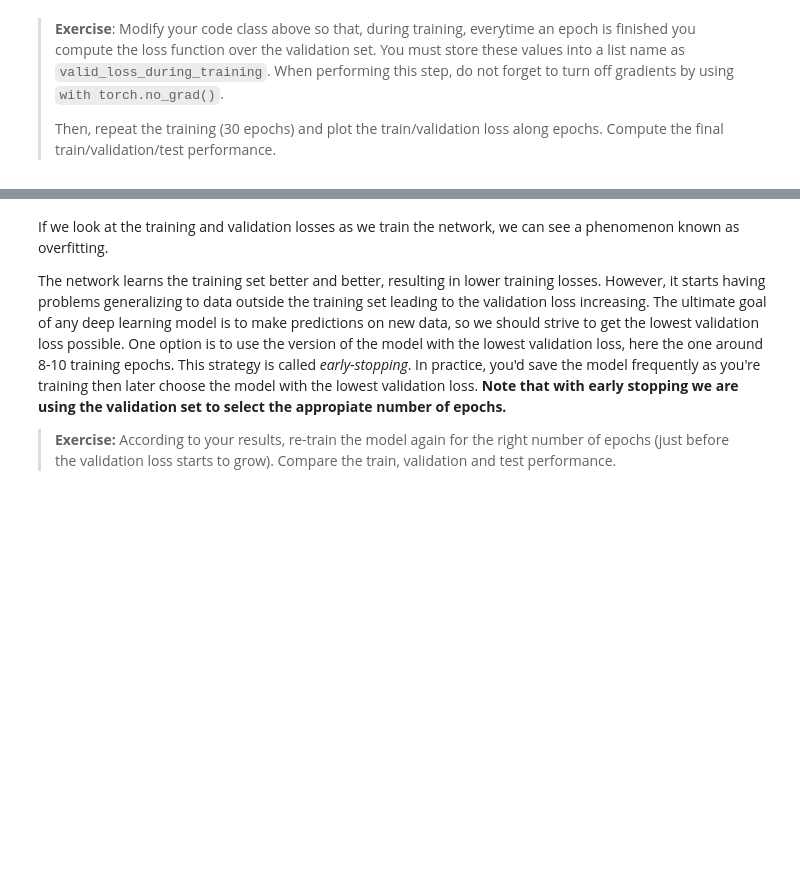
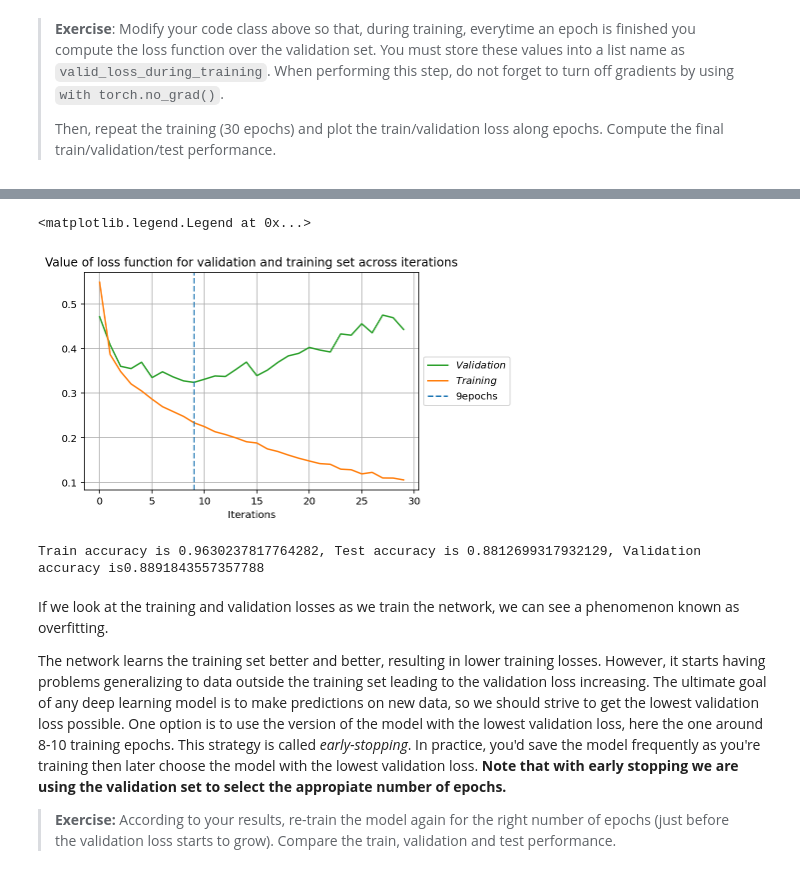
Before and after one commit to boscodeeromeu/NN, a Jupyter notebook: STUDENT_Lab_2_Part_2.ipynb, the cells around one changed output, grey strips where cells are left out. Saved outputs shown, nothing was run; the diff lists cells and outputs as text; code cells hidden in the pictures; blank space fills up the shorter version.

```diff
--- a/STUDENT_Lab_2_Part_2.ipynb
+++ b/STUDENT_Lab_2_Part_2.ipynb
@@ -80,0 +98,29 @@ class MLP_extended(MLP):
+# %%
+class MLP(nn.Module):
+
+  def __init__(self,dimx,hidden1,hidden2,hidden3,nlabels):
+    super().__init__()
+
+    self.output1 = nn.Linear(dimx,hidden1)
+
+    self.output2 = nn.Linear(hidden1,hidden2)
+
+    self.output3 = nn.Linear(hidden2,hidden3)
+
+    self.output4 = nn.Linear(hidden3,nlabels)
+
+    self.relu = nn.ReLU()
+
+    self.logsoftmax = nn.LogSoftmax(dim=1)
+
+  def forward(self, x):
+    # Pass the input tensor through each of our operations
+    x = self.output1(x)
+    x = self.relu(x)
+    x = self.output2(x)
+    x = self.relu(x)
+    x = self.output3(x)
+    x = self.relu(x)
+    x = self.output4(x)
+    x = self.logsoftmax(x)
+    return x
@@ -80,0 +185,3 @@ class MLP_extended(MLP):
+# %%
+my_MLP = MLP_extended(784, 256 ,128, 64, 10, 30, 0.001)
+my_MLP.trainloop(trainloader)
@@ -107,0 +311,3 @@ validloader.dataset.targets = validloader.dataset.targets[45000:]
+# %%
+my_MLP = MLP_extended(784, 256 ,128, 64, 10, 30, 0.001)
+my_MLP.trainloop(trainloader, validloader)
@@ -107,0 +332,13 @@ validloader.dataset.targets = validloader.dataset.targets[45000:]
+# %%
+plt.plot(my_MLP.valid_loss_during_training, color = 'C2',label='$Validation$')
+plt.plot(my_MLP.loss_during_training, color = 'C1',label='$Training$')
+opt_epochs = my_MLP.valid_loss_during_training.index(min(my_MLP.valid_loss_during_training))
+plt.axvline(x=opt_epochs, ls='--', label = str(opt_epochs) + 'epochs')
+
+plt.title('Value of loss function for validation and training set across iterations')
+plt.xlabel('Iterations')
+plt.grid()
+plt.legend(loc='center left', bbox_to_anchor=(1, 0.5))
+# %% [output]
+<matplotlib.legend.Legend at 0x...>
+[figure, added]
@@ -108,3 +349,7 @@ validloader.dataset.targets = validloader.dataset.targets[45000:]
+# %%
+print('Train accuracy is {}, Test accuracy is {}, Validation accuracy is{}'.format(train_acc, test_acc, valid_acc ))
+# %% [output]
+Train accuracy is 0.9630237817764282, Test accuracy is 0.8812699317932129, Validation accuracy is0.8891843557357788
 # %% [markdown]
 If we look at the training and validation losses as we train the network, we can see a phenomenon known as overfitting.
 
```
Also changed, not shown: parts of 40 cells of this notebook.
